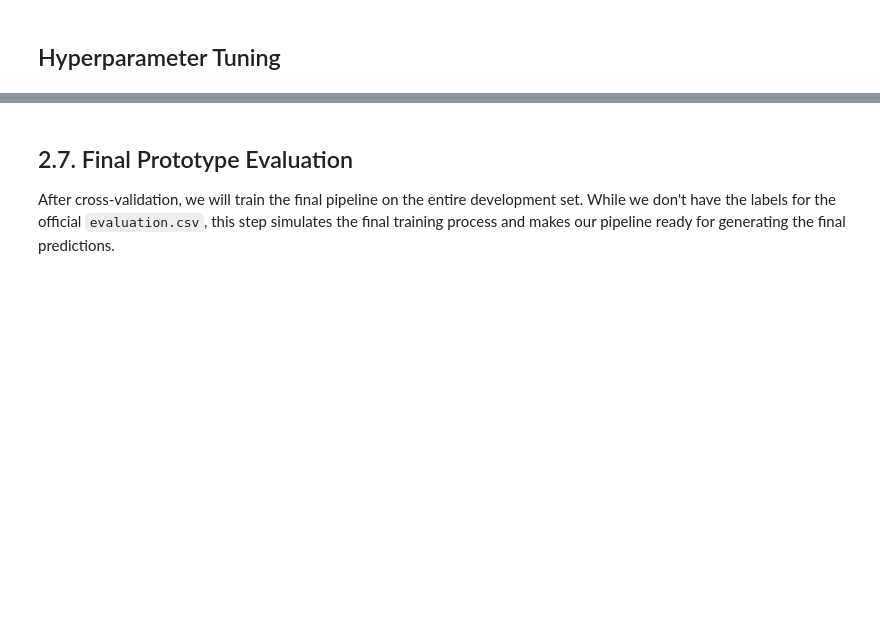
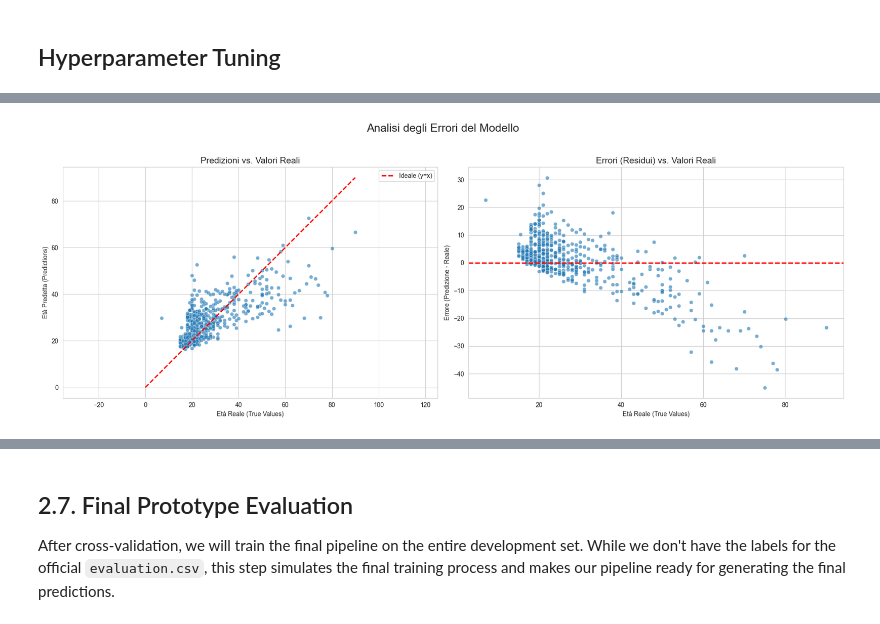
Before and after one commit to andrea-00/speech-age-estimation, a Jupyter notebook: notebooks/pipeline_prototype.ipynb, the cells around one changed output, grey strips where cells are left out. Cells and saved outputs as stored; diff of their text form; code cells hidden in the pictures; blank space fills up the shorter version.

Commit message:
Error Analysis with audio features

```diff
--- a/notebooks/pipeline_prototype.ipynb
+++ b/notebooks/pipeline_prototype.ipynb
@@ -651,7 +651,7 @@ numeric_pipeline = Pipeline(steps=[
 
 final_preprocessor = ColumnTransformer(transformers=[
     ('num', numeric_pipeline, FINAL_NUMERICAL_FEATURES),
-    ('cat', OneHotEncoder(handle_unknown='ignore'), CATEGORICAL_FEATURES)
+    ('cat', OneHotEncoder(handle_unknown='ignore', sparse_output=False), CATEGORICAL_FEATURES)
 ])
 
 final_pipeline_with_audio = Pipeline(steps=[
@@ -723,10 +723,11 @@ X_extracted = dev_extracted_df.drop(columns=['age'])
 y_extracted = dev_extracted_df['age']
 
 param_grid = {
-    'model__learning_rate': [0.02, 0.05, 0.07],
-    'model__max_iter': [200, 300, 400],
-    'model__max_leaf_nodes': [20, 31, 40],
-    'model__l2_regularization': [0.0]
+    'model__learning_rate': [0.05],
+    'model__max_iter': [500],
+    'model__max_leaf_nodes': [31],
+    'model__l2_regularization': [0.0],
+    'rare_grouper__n_top_categories': [10]
 }
 
 cv_strategy = KFold(n_splits=5, shuffle=True, random_state=42)
@@ -778,0 +873,32 @@ Pipeline(steps=[('tempo_cleaner', TempoCleaner()),
+# %%
+X_extracted_train, X_extracted_val, y_extracted_train, y_extracted_val = train_test_split(X_extracted, y_extracted, test_size=0.2, random_state=42)
+
+final_pipeline_cleaned.fit(X_extracted_train, y_extracted_train)
+y_pred = final_pipeline_cleaned.predict(X_extracted_val)
+
+errors = y_pred - y_extracted_val
+
+fig, axes = plt.subplots(1, 2, figsize=(18, 7))
+sns.set_style("whitegrid")
+fig.suptitle('Analisi degli Errori del Modello', fontsize=18)
+
+sns.scatterplot(x=y_extracted_val, y=y_pred, ax=axes[0], alpha=0.6)
+axes[0].set_title('Predizioni vs. Valori Reali', fontsize=14)
+axes[0].set_xlabel('Età Reale (True Values)')
+axes[0].set_ylabel('Età Predetta (Predictions)')
+
+max_val = max(y_extracted_val.max(), y_pred.max())
+axes[0].plot([0, max_val], [0, max_val], color='red', linestyle='--', lw=2, label='Ideale (y=x)')
+axes[0].legend()
+axes[0].axis('equal')
+
+sns.scatterplot(x=y_extracted_val, y=errors, ax=axes[1], alpha=0.6)
+axes[1].axhline(0, color='red', linestyle='--', lw=2) # Linea dello zero errore
+axes[1].set_title('Errori (Residui) vs. Valori Reali', fontsize=14)
+axes[1].set_xlabel('Età Reale (True Values)')
+axes[1].set_ylabel('Errore (Predizione - Reale)')
+
+plt.tight_layout(rect=[0, 0.03, 1, 0.95])
+plt.show()
+# %% [output]
+[figure, added]
```
Also changed, not shown: parts of 13 cells of this notebook, 1 other file.
